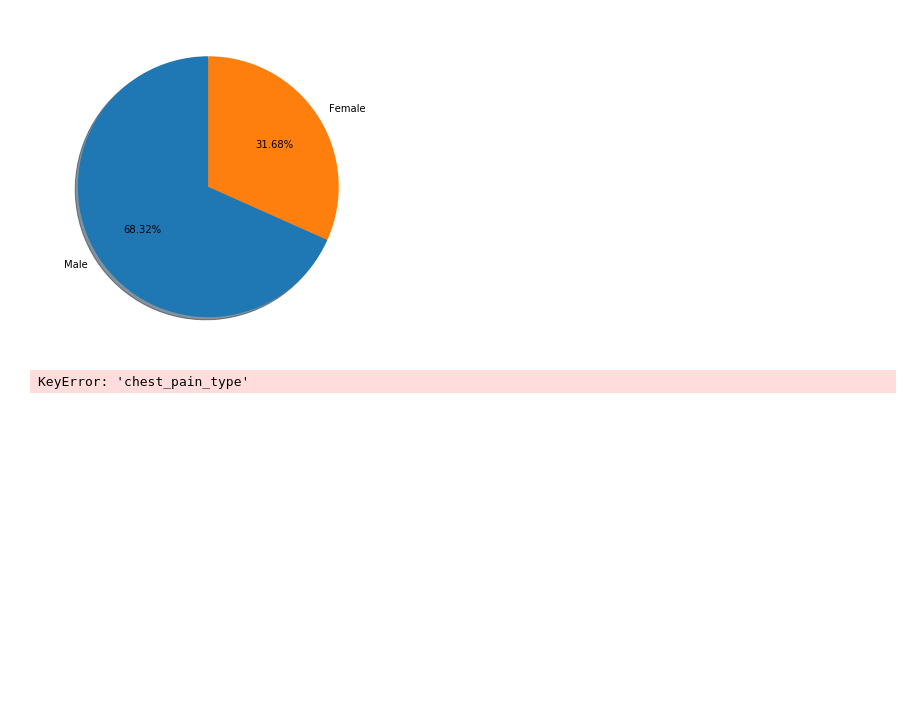
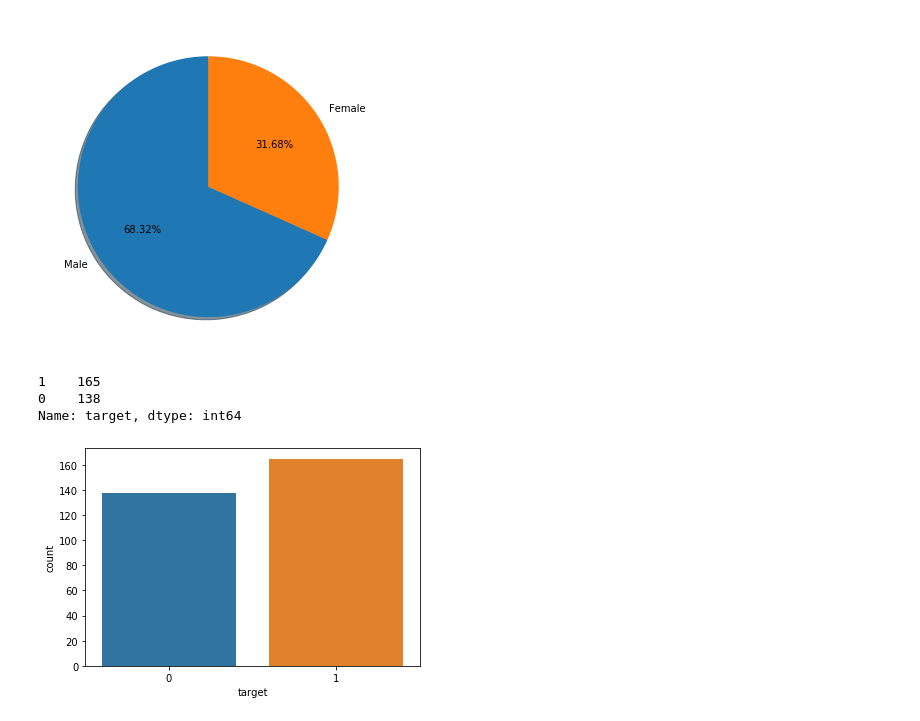
Before and after one commit to jahidkhandaker/HeartDiseasePrediction, a Jupyter notebook: ShakilAhmed/Heart_Disease_Prediction.ipynb, the cells around one changed output. Saved outputs shown, nothing was run; the diff lists cells and outputs as text; code cells hidden in the pictures; blank space fills up the shorter version.

```diff
--- a/ShakilAhmed/Heart_Disease_Prediction.ipynb
+++ b/ShakilAhmed/Heart_Disease_Prediction.ipynb
@@ -162,10 +164,17 @@ plt.pie(x=[male, female], explode=(0, 0), labels=['Male', 'Female'], autopct='%1
 plt.show()
 # %% [output]
 [figure]
-# %%
-# Chest Pain Type
-x = [len(heart[heart['chest_pain_type'] == 0]),len(heart[heart['chest_pain_type'] == 1]), len(heart[heart['chest_pain_type'] == 2]), len(heart[heart['chest_pain_type'] == 3])]
-heart.pie(x, heart=heart, labels=['chest_pain_type(1) typical angina', 'chest_pain_type(2) atypical angina', 'chest_pain_type(3) non-anginal pain', 'chest_pain_type(4) asymptomatic'], autopct='%1.2f%%', shadow=True,startangle=90)
-heart.show()
-# %% [output]
-KeyError: 'chest_pain_type'
+# %%
+y = heart["target"]
+
+sns.countplot(y)
+
+
+target_temp = heart.target.value_counts()
+
+print(target_temp)
+# %% [output]
+1    165
+0    138
+Name: target, dtype: int64
+[figure, added]
```
Also changed, not shown: parts of 40 cells of this notebook.
